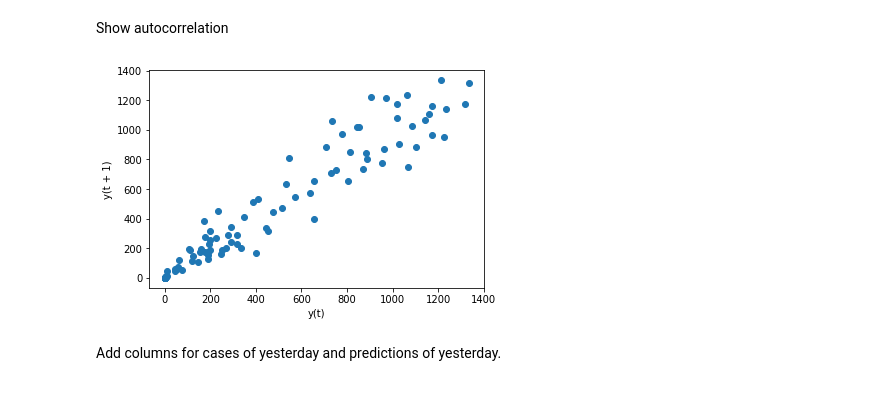
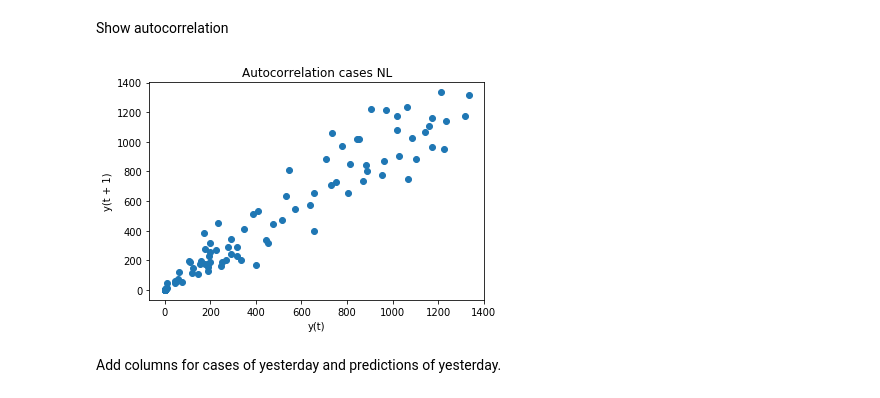
Before and after one commit to mihaighidoveanu/covid19, a Jupyter notebook: basemodelTest.ipynb, the cells around one changed output. Saved outputs shown, nothing was run; the diff lists cells and outputs as text; code cells hidden in the pictures.

```diff
--- a/basemodelTest.ipynb
+++ b/basemodelTest.ipynb
@@ -49,9 +49,10 @@ data.loc[data['cases'] < 0]
 Show autocorrelation
 # %%
 lag_plot(data.loc[data['country']=='Netherlands', 'cases'])
+plt.title('Autocorrelation cases NL')
 plt.show()
 # %% [output]
-[figure, old version]
+[figure, new version]
 # %% [markdown]
 Add columns for cases of yesterday and predictions of yesterday.
 # %%
```
Also changed, not shown: parts of 5 cells of this notebook, 1 other file.
